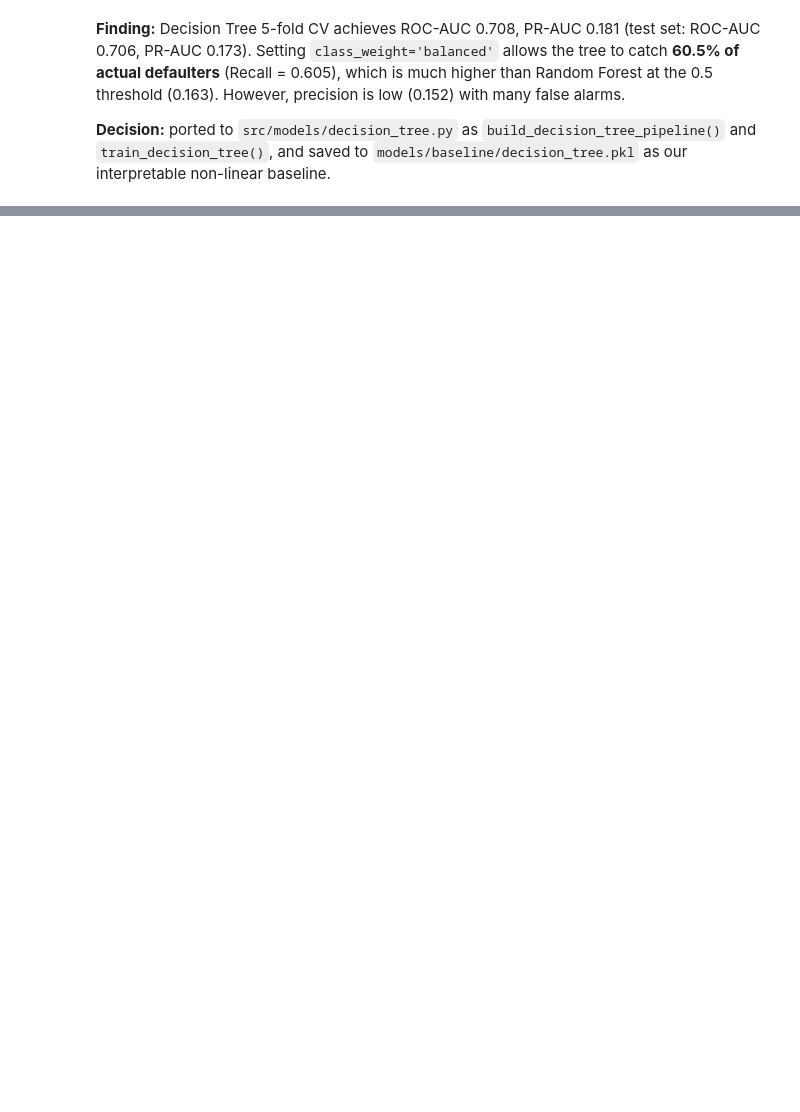
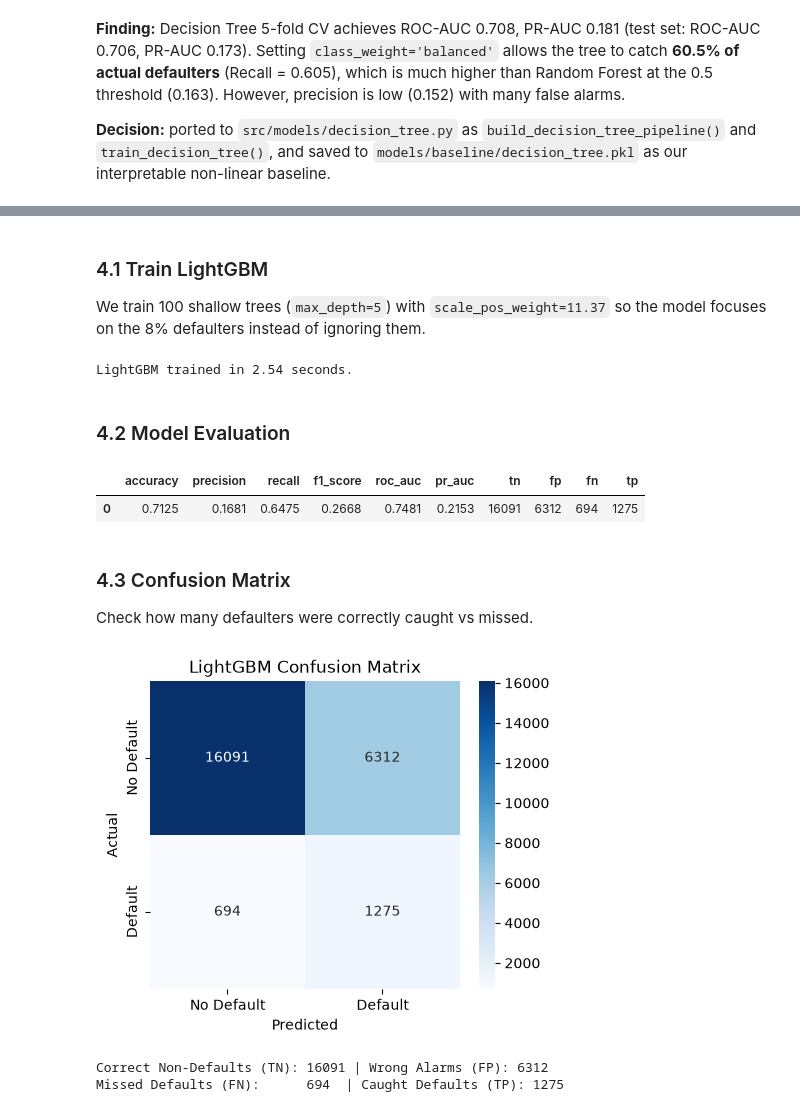
Before and after one commit to Pasiya990/FDM-AutoMobile_Loan_Default_Modelling, a Jupyter notebook: notebooks/05_baseline_models.ipynb, the cells around one changed output, grey strips where cells are left out. Drawn from its saved outputs; the diff is of its cells as text; code cells hidden in the pictures; blank space fills up the shorter version.

Commit message:
feat(notebooks): add LightGBM baseline training, evaluation, and visualizations

```diff
--- a/notebooks/05_baseline_models.ipynb
+++ b/notebooks/05_baseline_models.ipynb
@@ -279,0 +293,38 @@ Logged to ../experiments/results\experiments.csv
+# %% [markdown]
+### 4.1 Train LightGBM
+We train 100 shallow trees (`max_depth=5`) with `scale_pos_weight=11.37` so the model focuses on the 8% defaulters instead of ignoring them.
+# %%
+lgbm_model, lgbm_train_time = train_lightgbm(X_train_proc, y_train_proc)
+print(f"LightGBM trained in {lgbm_train_time:.2f} seconds.")
+# %% [output]
+LightGBM trained in 2.54 seconds.
+# %% [markdown]
+### 4.2 Model Evaluation
+# %%
+lgbm_metrics, lgbm_cm = evaluate_lightgbm(lgbm_model, X_test_proc, y_test_proc)
+
+# Show nicely formatted table
+lgbm_results_df = pd.DataFrame([lgbm_metrics])
+lgbm_results_df
+# %% [output]
+|  | accuracy | precision | recall | f1_score | roc_auc | pr_auc | tn | fp | fn | tp |
+| 0 | 0.7125 | 0.1681 | 0.6475 | 0.2668 | 0.7481 | 0.2153 | 16091 | 6312 | 694 | 1275 |
+# %% [markdown]
+### 4.3 Confusion Matrix
+Check how many defaulters were correctly caught vs missed.
+# %%
+plt.figure(figsize=(5, 4))
+sns.heatmap(lgbm_cm, annot=True, fmt="d", cmap="Blues",
+            xticklabels=["No Default", "Default"],
+            yticklabels=["No Default", "Default"])
+plt.title("LightGBM Confusion Matrix")
+plt.xlabel("Predicted")
+plt.ylabel("Actual")
+plt.show()
+
+print(f"Correct Non-Defaults (TN): {lgbm_metrics['tn']} | Wrong Alarms (FP): {lgbm_metrics['fp']}")
+print(f"Missed Defaults (FN):      {lgbm_metrics['fn']}  | Caught Defaults (TP): {lgbm_metrics['tp']}")
+# %% [output]
+[figure, added]
+Correct Non-Defaults (TN): 16091 | Wrong Alarms (FP): 6312
+Missed Defaults (FN):      694  | Caught Defaults (TP): 1275
```
Also changed, not shown: parts of 17 cells of this notebook.
